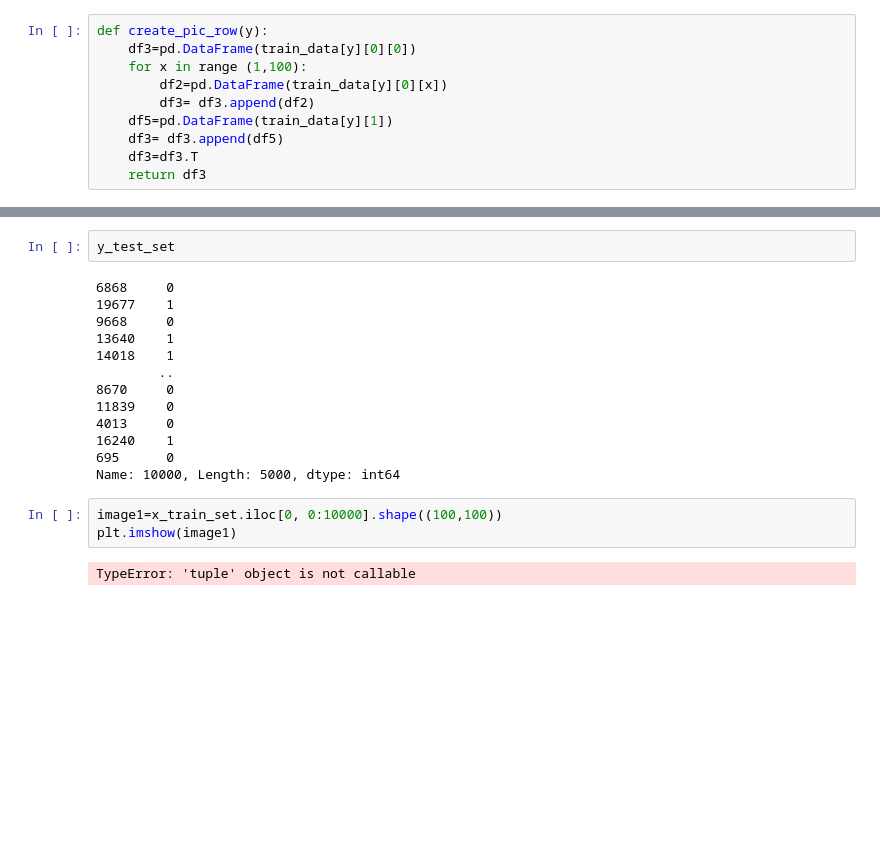
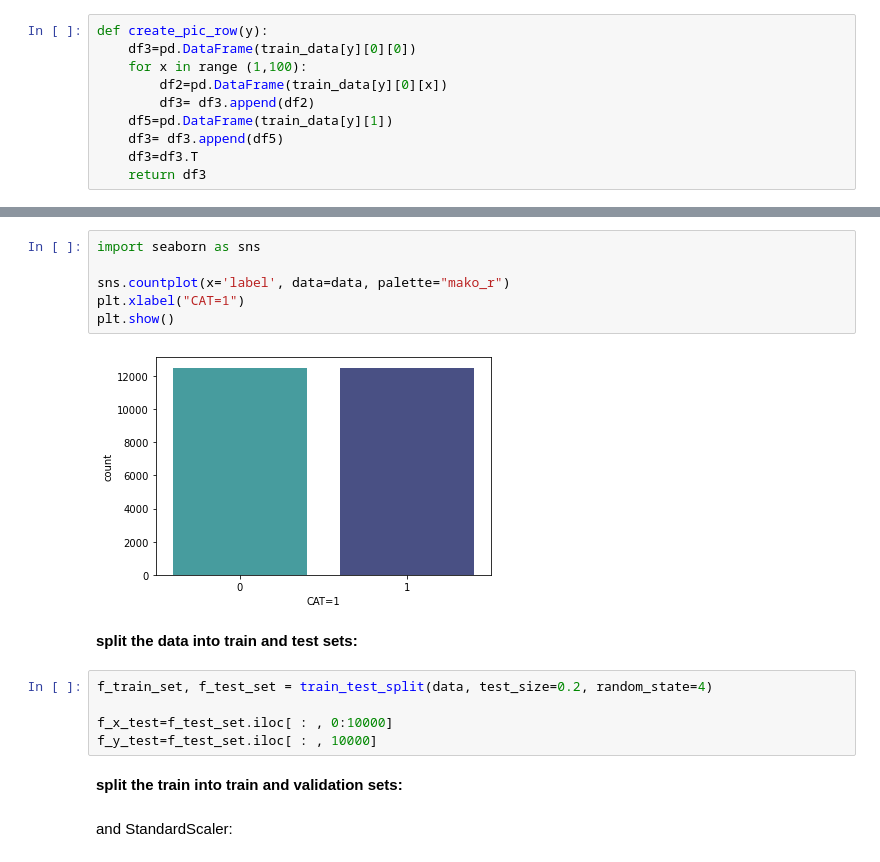
Before and after one commit to talaymeiz/data_science_final_project_2, a Jupyter notebook: dogs vs cats.ipynb, the cells around one changed output, grey strips where cells are left out. Drawn from its saved outputs; the diff is of its cells as text; blank space fills up the shorter version.

```diff
--- a/dogs vs cats.ipynb
+++ b/dogs vs cats.ipynb
@@ -355,20 +134,19 @@ x_test_set
-# %%
-y_test_set
-# %% [output]
-6868     0
-19677    1
-9668     0
-13640    1
-14018    1
-        ..
-8670     0
-11839    0
-4013     0
-16240    1
-695      0
-Name: 10000, Length: 5000, dtype: int64
-# %%
-image1=x_train_set.iloc[0, 0:10000].shape((100,100))
-plt.imshow(image1)
-# %% [output]
-TypeError: 'tuple' object is not callable
+# %%
+import seaborn as sns
+
+sns.countplot(x='label', data=data, palette="mako_r")
+plt.xlabel("CAT=1")
+plt.show()
+# %% [output]
+[figure, added]
+# %% [markdown]
+__split the data into train and test sets:__
+# %%
+f_train_set, f_test_set = train_test_split(data, test_size=0.2, random_state=4)
+
+f_x_test=f_test_set.iloc[ : , 0:10000]
+f_y_test=f_test_set.iloc[ : , 10000]
+# %% [markdown]
+__split the train into train and validation sets:__
+# %% [markdown]
+and StandardScaler:
```
Also changed, not shown: parts of 70 cells of this notebook.
